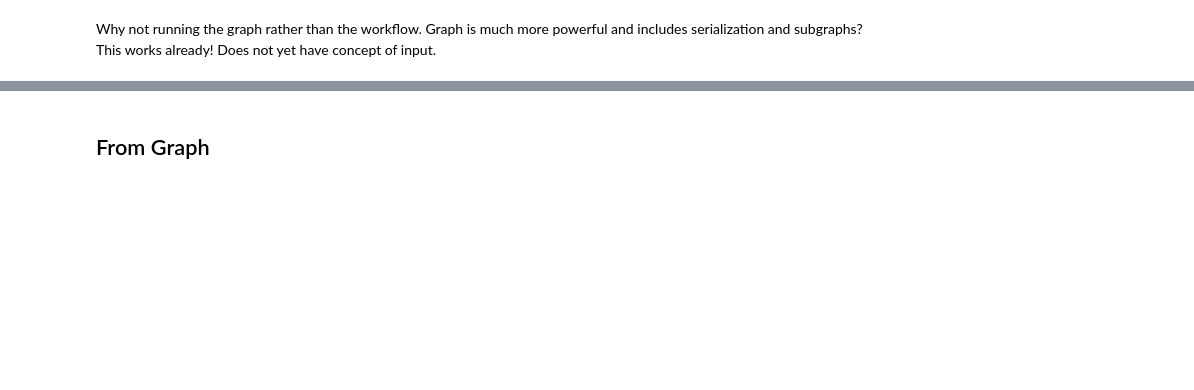
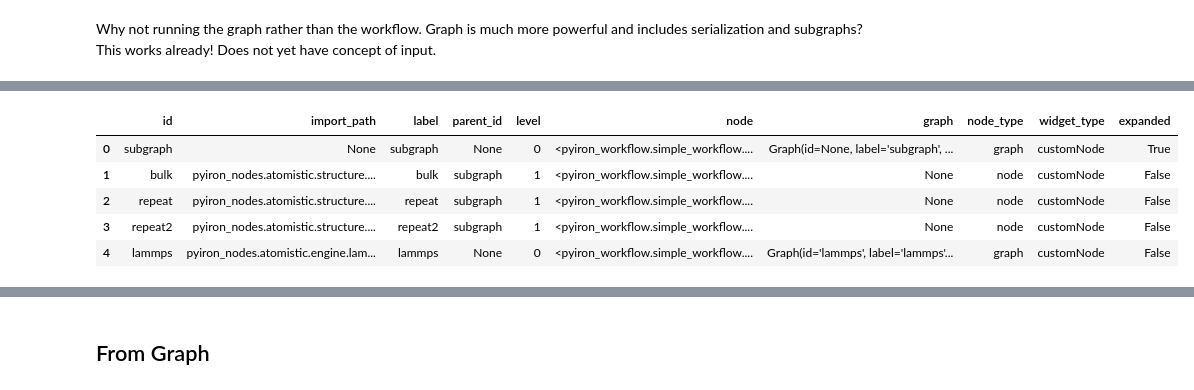
Before and after one commit to pyiron/pyiron_core, a Jupyter notebook: notebooks/tests.ipynb, the cells around one changed output, grey strips where cells are left out. Drawn from its saved outputs; the diff is of its cells as text; code cells hidden in the pictures; blank space fills up the shorter version.

Commit message:
intermediate state for grouping nodes

```diff
--- a/notebooks/tests.ipynb
+++ b/notebooks/tests.ipynb
@@ -15,0 +90,19 @@ Why not running the graph rather than the workflow. Graph is much more powerful
+# %%
+wf = Workflow("test")
+wf.bulk = pn.atomistic.structure.build.Bulk("Al", cubic=True)
+wf.repeat = pn.atomistic.structure.transform.Repeat(wf.bulk, repeat_scalar=1)
+wf.repeat2 = pn.atomistic.structure.transform.Repeat(wf.repeat, repeat_scalar=1)
+wf.lammps = pn.atomistic.engine.lammps.Code1(structure=wf.repeat2)
+
+full_graph = base.get_full_graph_from_wf(wf)
+
+new_graph = base.create_group(full_graph, [0, 1, 2], label="subgraph")
+
+new_graph.nodes["subgraph"].expanded = True
+new_graph.nodes["lammps"].expanded = False
+
+# True, True gives error
+
+new_graph = base.get_updated_graph(new_graph)
+
+base.GuiGraph(new_graph, full_graph=True, height=400)
@@ -15,0 +124,12 @@ Why not running the graph rather than the workflow. Graph is much more powerful
+# %%
+g = base._remove_virtual_nodes(new_graph, parent_label='lammps')
+g = base._remove_virtual_nodes(g, parent_label='subgraph')
+g = base.remove_hidden_nodes(g, "lammps")
+g.nodes
+# %% [output]
+|  | id | import_path | label | parent_id | level | node | graph | node_type | widget_type | expanded |
+| 0 | subgraph | None | subgraph | None | 0 | <pyiron_workflow.simple_workflow.... | Graph(id=None, label='subgraph', ... | graph | customNode | True |
+| 1 | bulk | pyiron_nodes.atomistic.structure.... | bulk | subgraph | 1 | <pyiron_workflow.simple_workflow.... | None | node | customNode | False |
+| 2 | repeat | pyiron_nodes.atomistic.structure.... | repeat | subgraph | 1 | <pyiron_workflow.simple_workflow.... | None | node | customNode | False |
+| 3 | repeat2 | pyiron_nodes.atomistic.structure.... | repeat2 | subgraph | 1 | <pyiron_workflow.simple_workflow.... | None | node | customNode | False |
+| 4 | lammps | pyiron_nodes.atomistic.engine.lam... | lammps | None | 0 | <pyiron_workflow.simple_workflow.... | Graph(id='lammps', label='lammps'... | graph | customNode | False |
```
Also changed, not shown: parts of 54 cells of this notebook, 8 other files.
